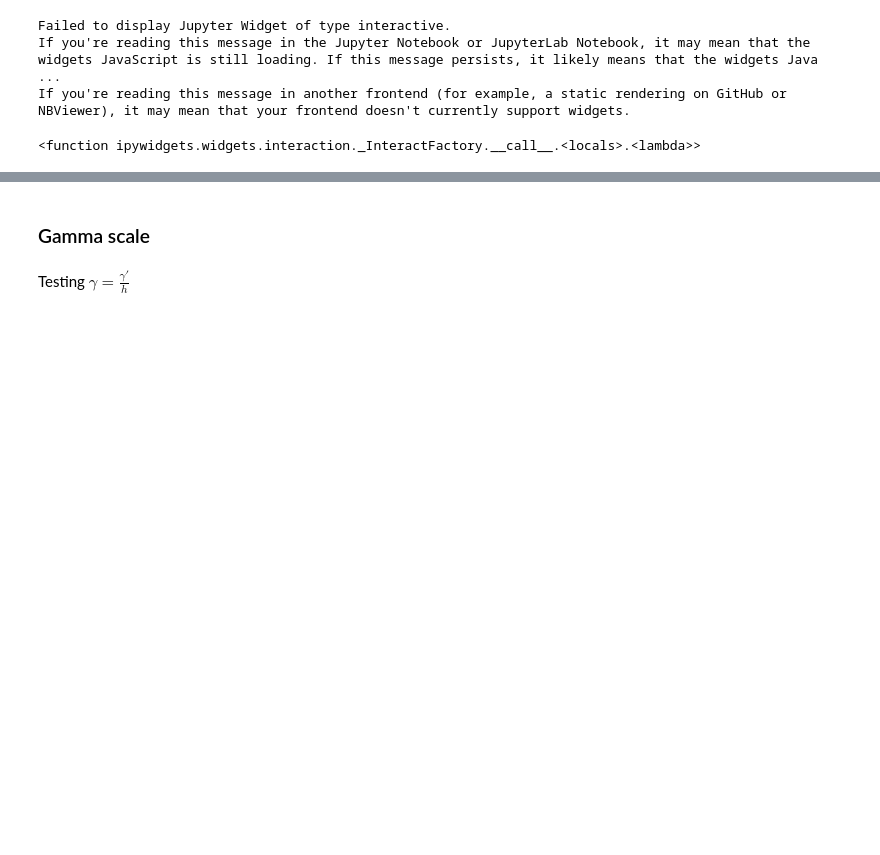
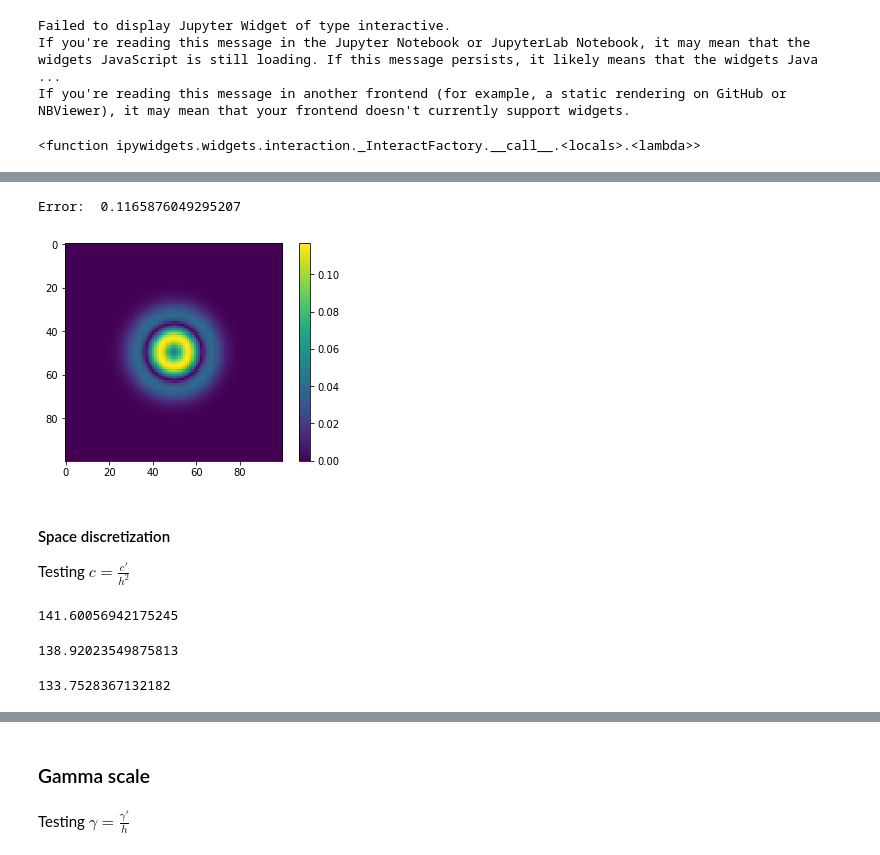
Before and after one commit to dsanmartin/INF383-PJ, a Jupyter notebook: model.ipynb, the cells around one changed output, grey strips where cells are left out. Drawn from its saved outputs; the diff is of its cells as text; code cells hidden in the pictures; blank space fills up the shorter version.

```diff
--- a/model.ipynb
+++ b/model.ipynb
@@ -640,0 +391,13 @@ print(cs2[2])
+# %%
+M, N = 100, 100
+T0, A0, Y0 = temperatureFocus2(M, N)
+A0 = np.zeros_like(A0)
+Y1 = np.ones_like(Y0)
+times = 200
+dt = 1/2
+
+c = 1/5*dt
+
+c2 = temp.discrete(c, gamma, times, T0, A0, Y1, wind2[0:], b, maxTemp, Ea, Z, H, h, T_ref)
+Tc2, Ac2, Fc2 = c2.propagate()
+print(np.max(Tc2[-1]))
@@ -640,0 +428,50 @@ print(cs2[2])
+# %%
+plt.imshow(np.abs(Tc2[-1] - Tc1[-1]))
+plt.colorbar()
+print("Error: ", np.linalg.norm(Tc2[-1].flatten() - Tc1[-1].flatten(), np.inf))
+# %% [output]
+Error:  0.1165876049295207
+[figure, added]
+# %% [markdown]
+#### Space discretization
+
+Testing $c=\frac{c'}{h^2}$
+# %%
+M, N = 128, 128
+T0, A0, Y0 = temperatureFocus2(M, N, 10)
+A0 = np.zeros_like(A0)
+Y1 = np.ones_like(Y0)
+times = 75
+dx = 100/M
+c = 1/5*dx**-2
+cs1 = temp.discrete(c, gamma, times, T0, A0, Y1, wind2[0:], b, maxTemp, Ea, Z, H, h, T_ref)
+Tcs1, Acs1, Fcs1 = cs1.propagate()
+print(np.max(Tcs1[-1]))
+# %% [output]
+141.60056942175245
+# %%
+M, N = 64, 64
+T0, A0, Y0 = temperatureFocus2(M, N, 10)
+A0 = np.zeros_like(A0)
+Y1 = np.ones_like(Y0)
+times = 75
+dx = 100/M
+c = 1/5*dx**-2
+cs2 = temp.discrete(c, gamma, times, T0, A0, Y1, wind2[0:], b, maxTemp, Ea, Z, H, h, T_ref)
+Tcs2, Acs2, Fcs2 = cs2.propagate()
+print(np.max(Tcs2[-1]))
+# %% [output]
+138.92023549875813
+# %%
+M, N = 32, 32
+T0, A0, Y0 = temperatureFocus2(M, N, 5)
+A0 = np.zeros_like(A0)
+Y1 = np.ones_like(Y0)
+times = 75
+dx = 100/M
+c = 1/5*dx**-2
+cs3 = temp.discrete(c, gamma, times, T0, A0, Y1, wind2[0:], b, maxTemp, Ea, Z, H, h, T_ref)
+Tcs3, Acs3, Fcs3 = cs3.propagate()
+print(np.max(Tcs3[-1]))
+# %% [output]
+133.7528367132182
```
Also changed, not shown: parts of 98 cells of this notebook.
